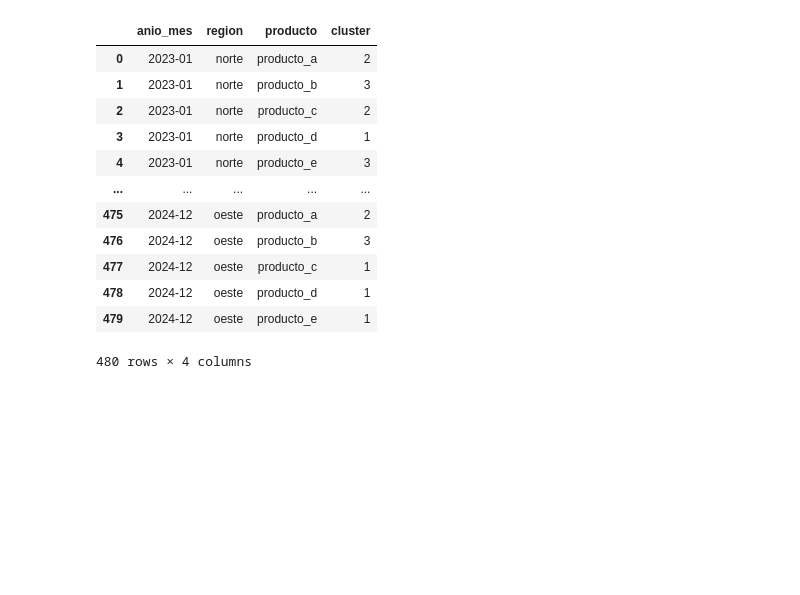
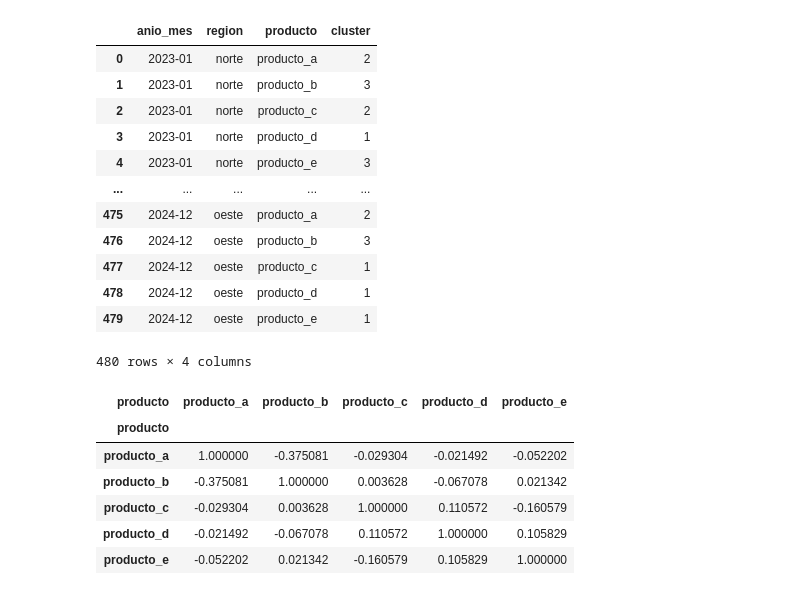
Before and after one commit to ediaznav/caso_practico_gsalinas, a Jupyter notebook: notebooks/draf_analytics.ipynb, the cells around one changed output. Drawn from its saved outputs; the diff is of its cells as text; code cells hidden in the pictures; blank space fills up the shorter version.

```diff
--- a/notebooks/draf_analytics.ipynb
+++ b/notebooks/draf_analytics.ipynb
@@ -139,3 +139,14 @@ cluster_df
 | 478 | 2024-12 | oeste | producto_d | 1 |
 | 479 | 2024-12 | oeste | producto_e | 1 |
 480 rows × 4 columns
+# %%
+df.pivot_table(index = "fecha", columns = "producto",
+               aggfunc = np.sum, values = "ventas").corr()
+# %% [output]
+| producto | producto_a | producto_b | producto_c | producto_d | producto_e |
+| producto |  |  |  |  |  |
+| producto_a | 1.000000 | -0.375081 | -0.029304 | -0.021492 | -0.052202 |
+| producto_b | -0.375081 | 1.000000 | 0.003628 | -0.067078 | 0.021342 |
+| producto_c | -0.029304 | 0.003628 | 1.000000 | 0.110572 | -0.160579 |
+| producto_d | -0.021492 | -0.067078 | 0.110572 | 1.000000 | 0.105829 |
+| producto_e | -0.052202 | 0.021342 | -0.160579 | 0.105829 | 1.000000 |
```
Also changed, not shown: parts of 3 cells of this notebook, 4 other files.
